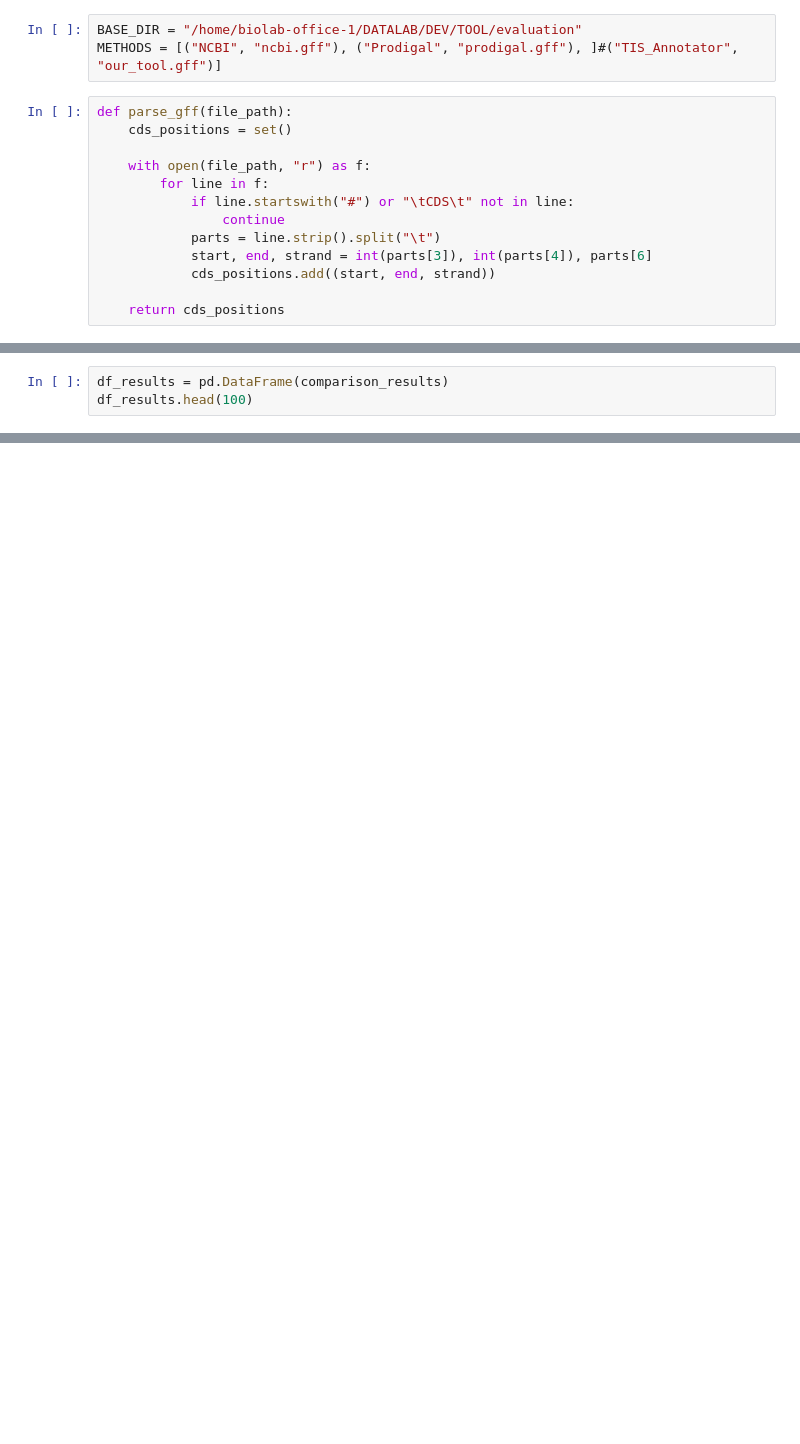
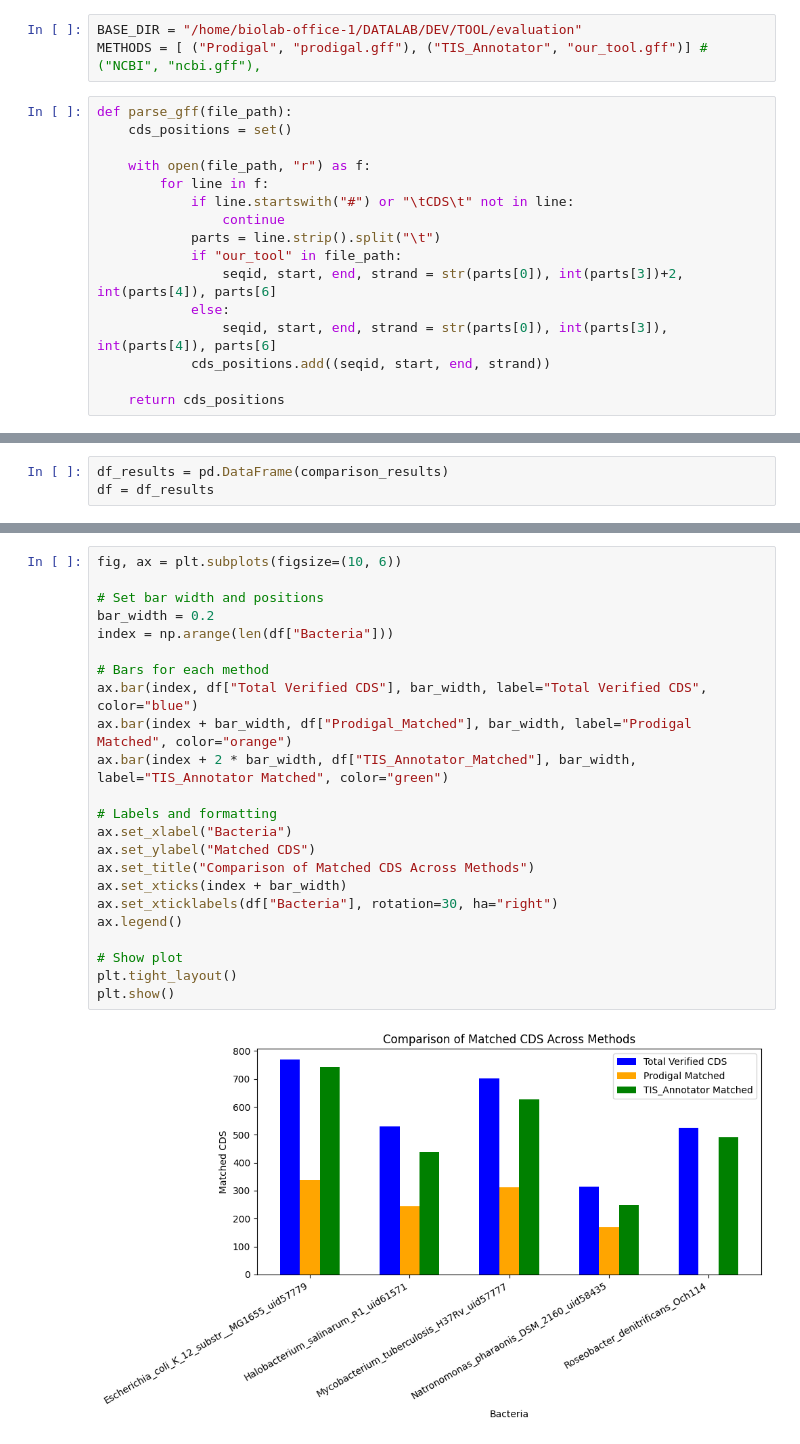
Before and after one commit to Genereux-akotenou/TIS_Predictor, a Jupyter notebook: evaluation/benchmarck.ipynb, the cells around one changed output, grey strips where cells are left out. Drawn from its saved outputs; the diff is of its cells as text; blank space fills up the shorter version.

```diff
--- a/evaluation/benchmarck.ipynb
+++ b/evaluation/benchmarck.ipynb
@@ -5,6 +7,6 @@ from collections import defaultdict
 # %%
 BASE_DIR = "/home/biolab-office-1/DATALAB/DEV/TOOL/evaluation"
-METHODS = [("NCBI", "ncbi.gff"), ("Prodigal", "prodigal.gff"), ]#("TIS_Annotator", "our_tool.gff")]
+METHODS = [ ("Prodigal", "prodigal.gff"), ("TIS_Annotator", "our_tool.gff")] #("NCBI", "ncbi.gff"),
 # %%
 def parse_gff(file_path):
     cds_positions = set()
@@ -14,8 +16,11 @@ def parse_gff(file_path):
             if line.startswith("#") or "\tCDS\t" not in line:
                 continue
             parts = line.strip().split("\t")
-            start, end, strand = int(parts[3]), int(parts[4]), parts[6]
-            cds_positions.add((start, end, strand))
+            if "our_tool" in file_path:
+                seqid, start, end, strand = str(parts[0]), int(parts[3])+2, int(parts[4]), parts[6]
+            else:
+                seqid, start, end, strand = str(parts[0]), int(parts[3]), int(parts[4]), parts[6]
+            cds_positions.add((seqid, start, end, strand))
 
     return cds_positions
 # %%
@@ -46,4 +54,4 @@ for bacteria_folder in sorted(os.listdir(BASE_DIR)):
     comparison_results.append(bacteria_data)
 # %%
 df_results = pd.DataFrame(comparison_results)
-df_results.head(100)
+df = df_results
@@ -56,0 +75,25 @@ df_results.head(100)
+# %%
+fig, ax = plt.subplots(figsize=(10, 6))
+
+# Set bar width and positions
+bar_width = 0.2
+index = np.arange(len(df["Bacteria"]))
+
+# Bars for each method
+ax.bar(index, df["Total Verified CDS"], bar_width, label="Total Verified CDS", color="blue")
+ax.bar(index + bar_width, df["Prodigal_Matched"], bar_width, label="Prodigal Matched", color="orange")
+ax.bar(index + 2 * bar_width, df["TIS_Annotator_Matched"], bar_width, label="TIS_Annotator Matched", color="green")
+
+# Labels and formatting
+ax.set_xlabel("Bacteria")
+ax.set_ylabel("Matched CDS")
+ax.set_title("Comparison of Matched CDS Across Methods")
+ax.set_xticks(index + bar_width)
+ax.set_xticklabels(df["Bacteria"], rotation=30, ha="right")
+ax.legend()
+
+# Show plot
+plt.tight_layout()
+plt.show()
+# %% [output]
+[figure, added]
```
Also changed, not shown: parts of 4 cells of this notebook, 10 other files.
